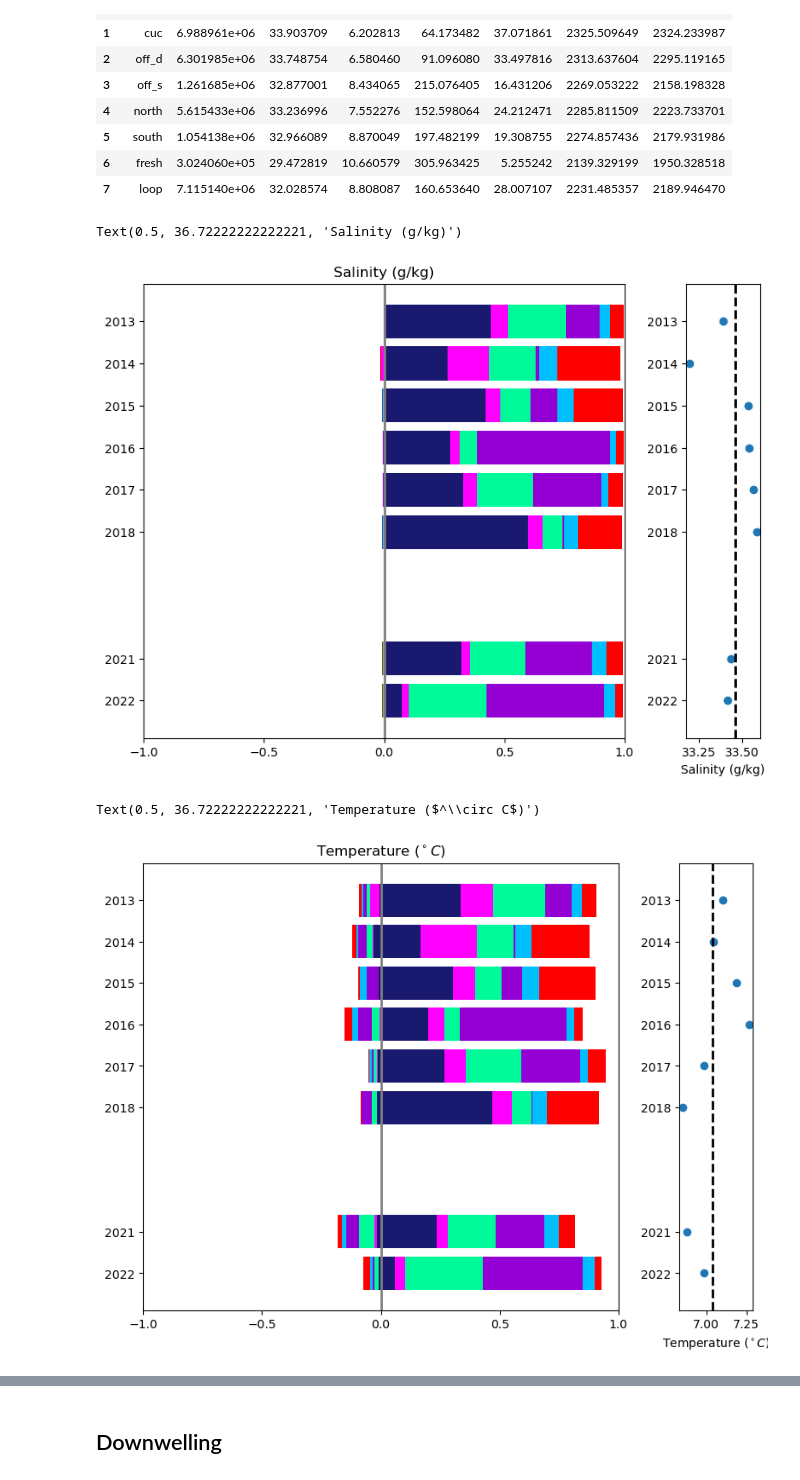
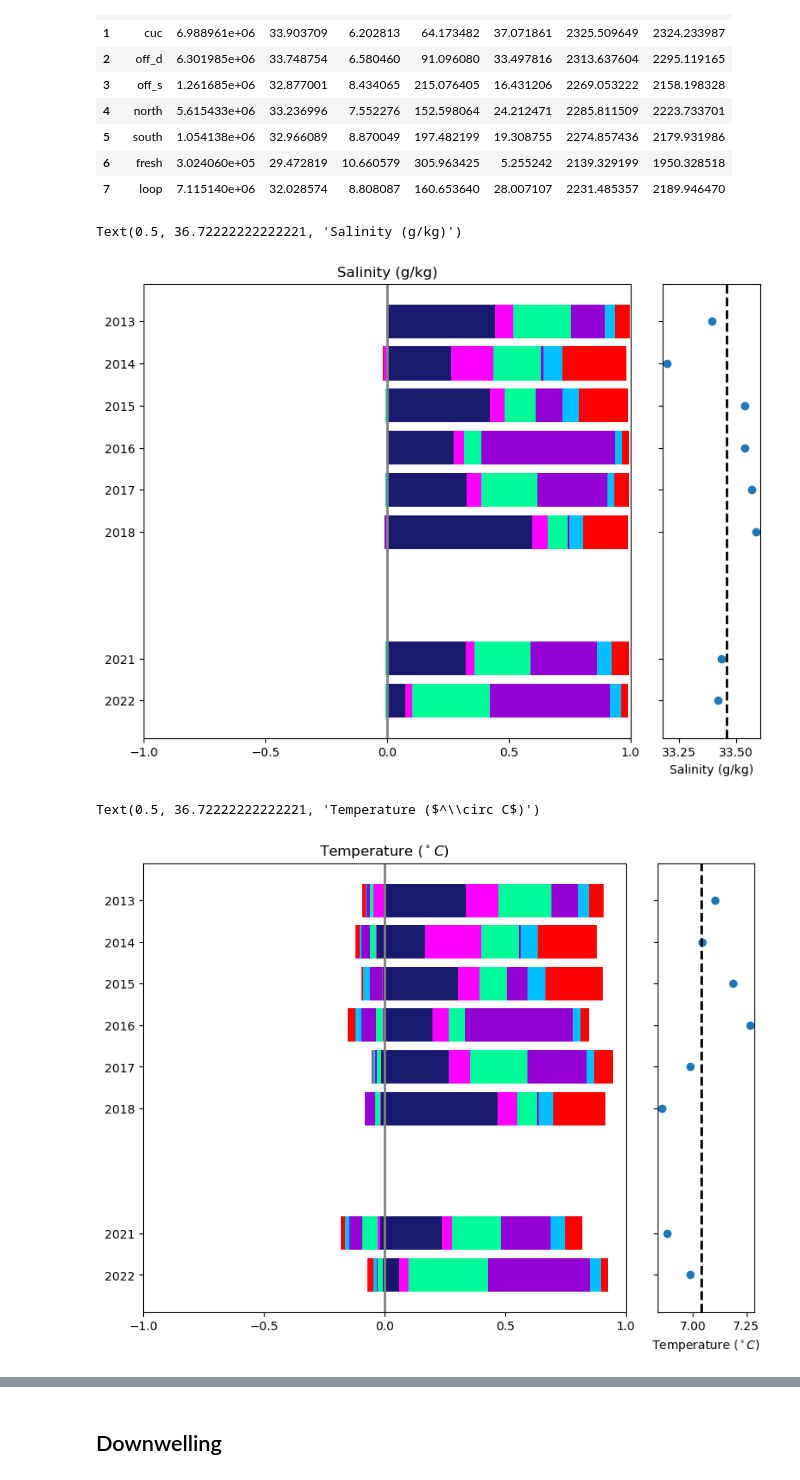
Before and after one commit to rbeutel/LO_user, a Jupyter notebook: ariane/quant_attribution_Flux.ipynb, the cells around one changed output, grey strips where cells are left out. Saved outputs shown, nothing was run; the diff lists cells and outputs as text; code cells hidden in the pictures.

```diff
--- a/ariane/quant_attribution_Flux.ipynb
+++ b/ariane/quant_attribution_Flux.ipynb
@@ -108,14 +108,14 @@ def stacked_bar(df, property,ax,ax2):
     ax.set_xlim([-1,1])
     ax.invert_yaxis()
     ax.set_yticks(list(set(df.year)))
+    ax.set_yticklabels(list(set(df.year)))
+
+    # Ensure both axes share the same y-axis
     ax2.sharey(ax)
-
-    ax.set_yticklabels(list(set(df.year)))
-    # ax2.set_yticklabels([])
+    # Hide y-tick labels on ax2
+    ax2.tick_params(axis='y', which='both', labelleft=False)
 
     plt.tight_layout()
-
-    return ax2
 
 def means_combo(UPs_t, UPdo_no3, UPta_dic,DWs_t, DWdo_no3, DWta_dic,):
     # make dictionary of mean transport and tracer concentrations of each WM and of JdF inflow
@@ -414,37 +414,45 @@ math_up18['year'] = 2018
 math_up21['year'] = 2021
 math_up22['year'] = 2022
 # %%
+fig = plt.figure(constrained_layout=True, figsize=[8,6])
+gs = GridSpec(1, 5, figure=fig)
+ax = fig.add_subplot(gs[0, :4])
+ax2 = fig.add_subplot(gs[0, 4])
+
 df = pd.concat([math_up13[['year','section','saltP','saltQ']][:-1],math_up14[['year','section','saltP','saltQ']][:-1],
     math_up15[['year','section','saltP','saltQ']][:-1],math_up16[['year','section','saltP','saltQ']][:-1],
     math_up17[['year','section','saltP','saltQ']][:-1],math_up18[['year','section','saltP','saltQ']][:-1],
     math_up21[['year','section','saltP','saltQ']][:-1],math_up22[['year','section','saltP','saltQ']][:-1]])
-ax2 = stacked_bar(df,'Salinity (g/kg)')
+stacked_bar(df,'Salinity (g/kg)',ax,ax2)
 
 # mean property inflow to JdF
 ax2.scatter([up13.salt[0],up14.salt[0],up15.salt[0],up16.salt[0],up17.salt[0],up18.salt[0],up21.salt[0],up22.salt[0]],
             [2013,2014,2015,2016,2017,2018,2021,2022])
 ax2.axvline(up_b.salt[0], color='k', ls='dashed', linewidth=2)
 ax2.set_xlabel('Salinity (g/kg)')
-# ax2.set_xlim([33.4,33.45])
-# ax2.set_xticks([33.41,33.44])
 # %% [output]
 Text(0.5, 36.72222222222221, 'Salinity (g/kg)')
-[figure, old version]
+[figure, new version]
 # %%
+fig = plt.figure(constrained_layout=True, figsize=[8,6])
+gs = GridSpec(1, 5, figure=fig)
+ax = fig.add_subplot(gs[0, :4])
+ax2 = fig.add_subplot(gs[0, 4])
+
 df = pd.concat([math_up13[['year','section','tempP','tempQ']][:-1],math_up14[['year','section','tempP','tempQ']][:-1],
     math_up15[['year','section','tempP','tempQ']][:-1],math_up16[['year','section','tempP','tempQ']][:-1],
     math_up17[['year','section','tempP','tempQ']][:-1],math_up18[['year','section','tempP','tempQ']][:-1],
     math_up21[['year','section','tempP','tempQ']][:-1],math_up22[['year','section','tempP','tempQ']][:-1]])
-ax2 = stacked_bar(df,'Temperature ($^\circ C$)')
+stacked_bar(df,'Temperature ($^\circ C$)',ax,ax2)
 
 # mean property inflow to JdF
 ax2.scatter([up13.temp[0],up14.temp[0],up15.temp[0],up16.temp[0],up17.temp[0],up18.temp[0],up21.temp[0],up22.temp[0]],
             [2013,2014,2015,2016,2017,2018,2021,2022])
 ax2.axvline(up_b.temp[0], color='k', ls='dashed', linewidth=2)
 ax2.set_xlabel('Temperature ($^\circ C$)')
 # ax2.set_xlim([33.4,33.45])
 # ax2.set_xticks([33.41,33.44])
 # %% [output]
 Text(0.5, 36.72222222222221, 'Temperature ($^\\circ C$)')
-[figure, old version]
+[figure, new version]
 # %%
```
Also changed, not shown: parts of 17 cells of this notebook, 2 other files.
